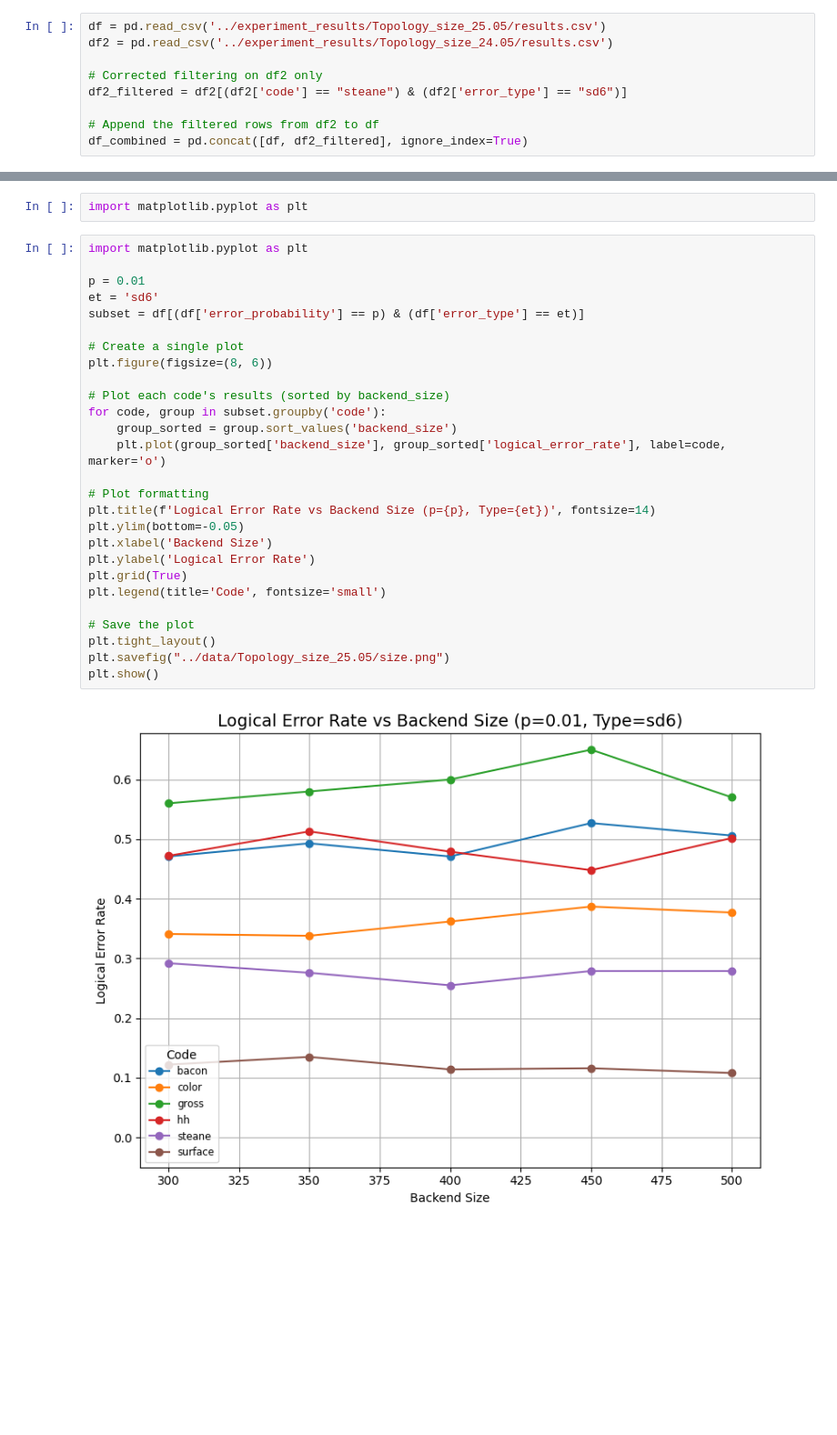
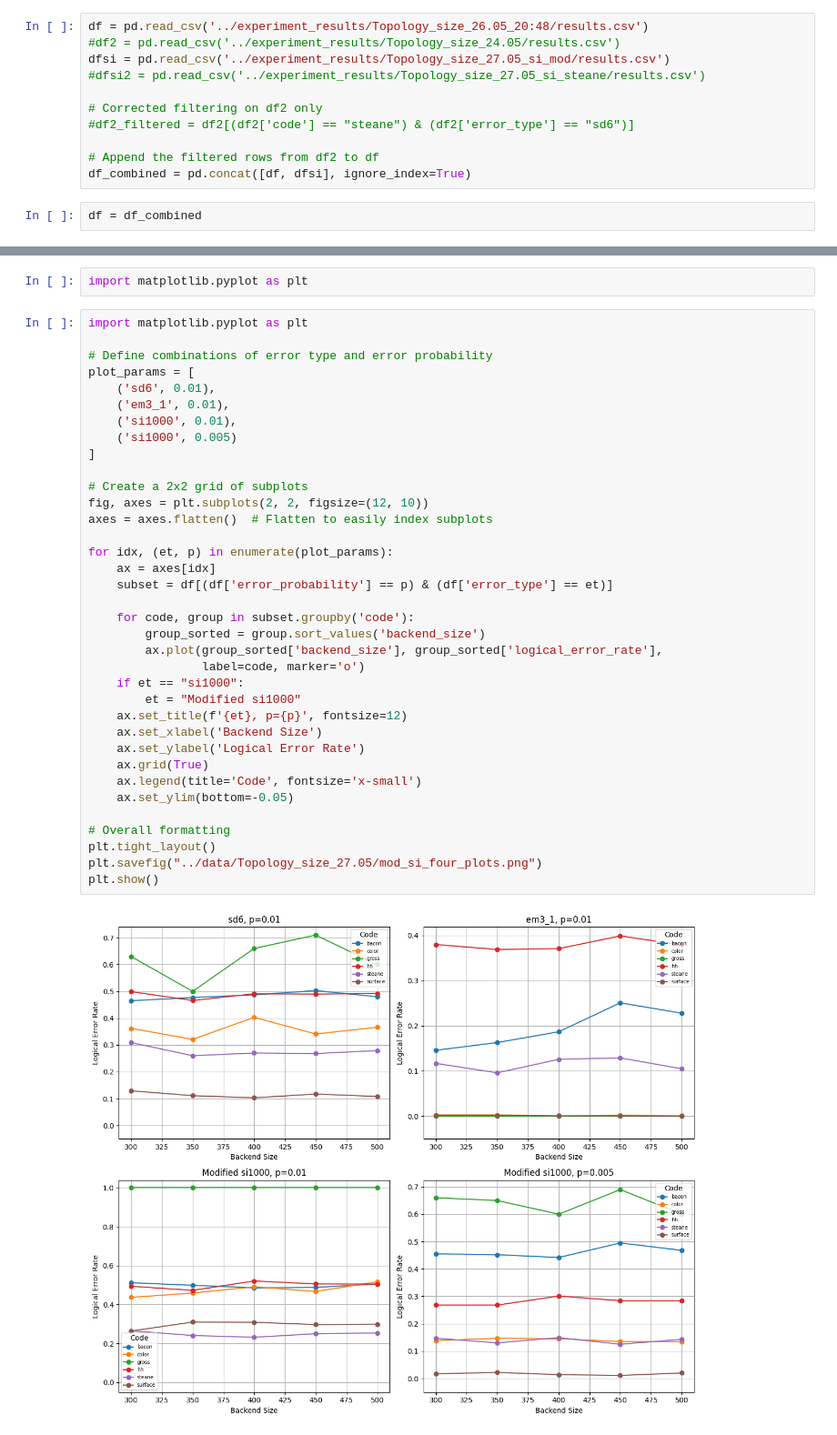
Before and after one commit to aswierkowska/eccentric_bench, a Jupyter notebook: utils/plots.ipynb, the cells around one changed output, grey strips where cells are left out. Shown at 91% size. Saved outputs shown, nothing was run; the diff lists cells and outputs as text; blank space fills up the shorter version.

```diff
--- a/utils/plots.ipynb
+++ b/utils/plots.ipynb
@@ -1,14 +1,18 @@
 # %%
 import pandas as pd
 # %%
-df = pd.read_csv('../experiment_results/Topology_size_25.05/results.csv')
-df2 = pd.read_csv('../experiment_results/Topology_size_24.05/results.csv')
+df = pd.read_csv('../experiment_results/Topology_size_26.05_20:48/results.csv')
+#df2 = pd.read_csv('../experiment_results/Topology_size_24.05/results.csv')
+dfsi = pd.read_csv('../experiment_results/Topology_size_27.05_si_mod/results.csv')
+#dfsi2 = pd.read_csv('../experiment_results/Topology_size_27.05_si_steane/results.csv')
 
 # Corrected filtering on df2 only
-df2_filtered = df2[(df2['code'] == "steane") & (df2['error_type'] == "sd6")]
+#df2_filtered = df2[(df2['code'] == "steane") & (df2['error_type'] == "sd6")]
 
 # Append the filtered rows from df2 to df
-df_combined = pd.concat([df, df2_filtered], ignore_index=True)
+df_combined = pd.concat([df, dfsi], ignore_index=True)
+# %%
+df = df_combined
 # %%
 df
 # %% [output]
@@ -30,30 +34,39 @@ import matplotlib.pyplot as plt
 # %%
 import matplotlib.pyplot as plt
 
-p = 0.01
-et = 'sd6'
-subset = df[(df['error_probability'] == p) & (df['error_type'] == et)]
+# Define combinations of error type and error probability
+plot_params = [
+    ('sd6', 0.01),
+    ('em3_1', 0.01),
+    ('si1000', 0.01),
+    ('si1000', 0.005)
+]
 
-# Create a single plot
-plt.figure(figsize=(8, 6))
+# Create a 2x2 grid of subplots
+fig, axes = plt.subplots(2, 2, figsize=(12, 10))
+axes = axes.flatten()  # Flatten to easily index subplots
 
-# Plot each code's results (sorted by backend_size)
-for code, group in subset.groupby('code'):
-    group_sorted = group.sort_values('backend_size')
-    plt.plot(group_sorted['backend_size'], group_sorted['logical_error_rate'], label=code, marker='o')
+for idx, (et, p) in enumerate(plot_params):
+    ax = axes[idx]
+    subset = df[(df['error_probability'] == p) & (df['error_type'] == et)]
 
-# Plot formatting
-plt.title(f'Logical Error Rate vs Backend Size (p={p}, Type={et})', fontsize=14)
-plt.ylim(bottom=-0.05)
-plt.xlabel('Backend Size')
-plt.ylabel('Logical Error Rate')
-plt.grid(True)
-plt.legend(title='Code', fontsize='small')
+    for code, group in subset.groupby('code'):
+        group_sorted = group.sort_values('backend_size')
+        ax.plot(group_sorted['backend_size'], group_sorted['logical_error_rate'],
+                label=code, marker='o')
+    if et == "si1000":
+        et = "Modified si1000"
+    ax.set_title(f'{et}, p={p}', fontsize=12)
+    ax.set_xlabel('Backend Size')
+    ax.set_ylabel('Logical Error Rate')
+    ax.grid(True)
+    ax.legend(title='Code', fontsize='x-small')
+    ax.set_ylim(bottom=-0.05)
 
-# Save the plot
+# Overall formatting
 plt.tight_layout()
-plt.savefig("../data/Topology_size_25.05/size.png")
+plt.savefig("../data/Topology_size_27.05/mod_si_four_plots.png")
 plt.show()
 # %% [output]
-[figure, old version]
+[figure, new version]
 # %%
```
Also changed, not shown: parts of 4 cells of this notebook, 8 other files.
